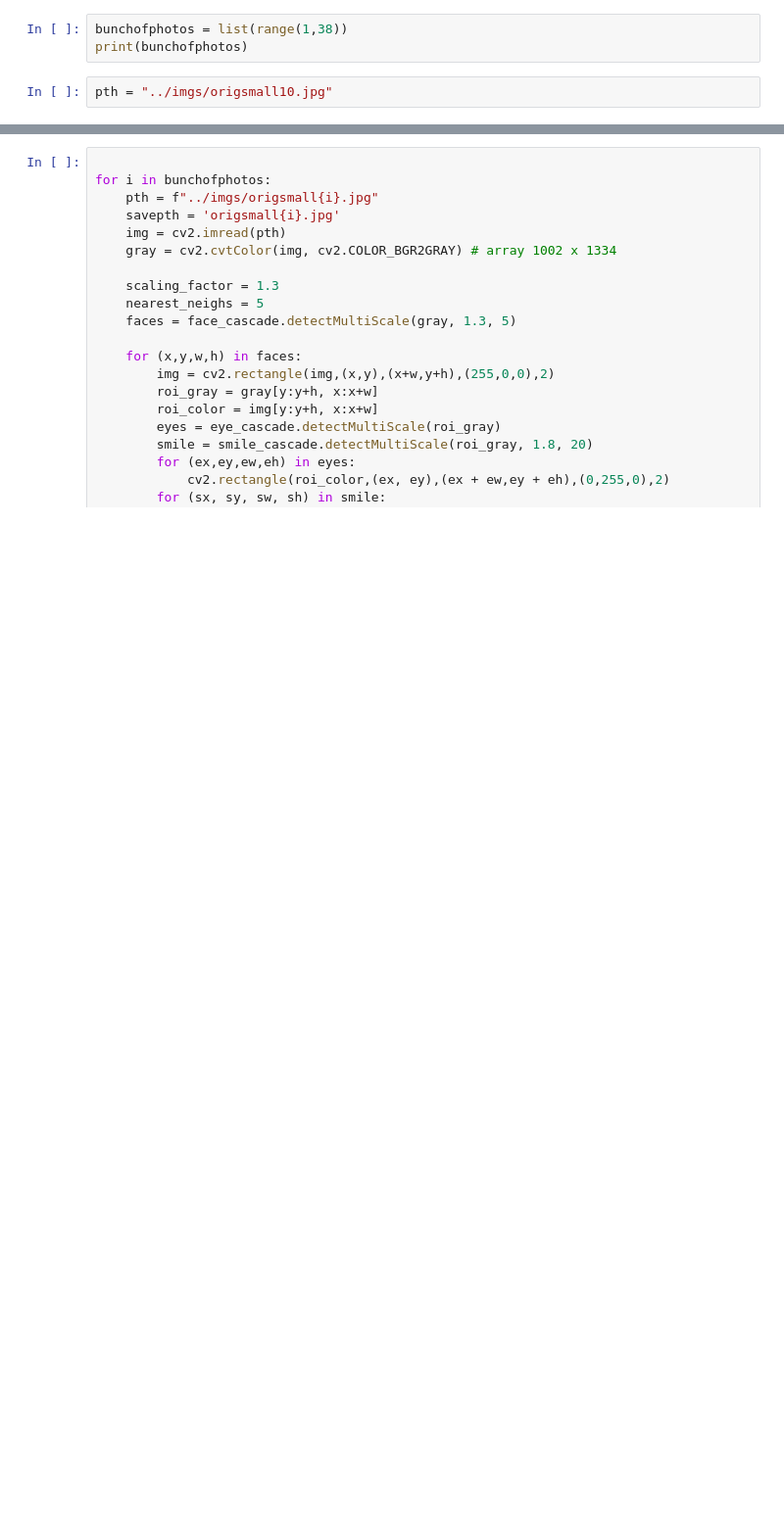
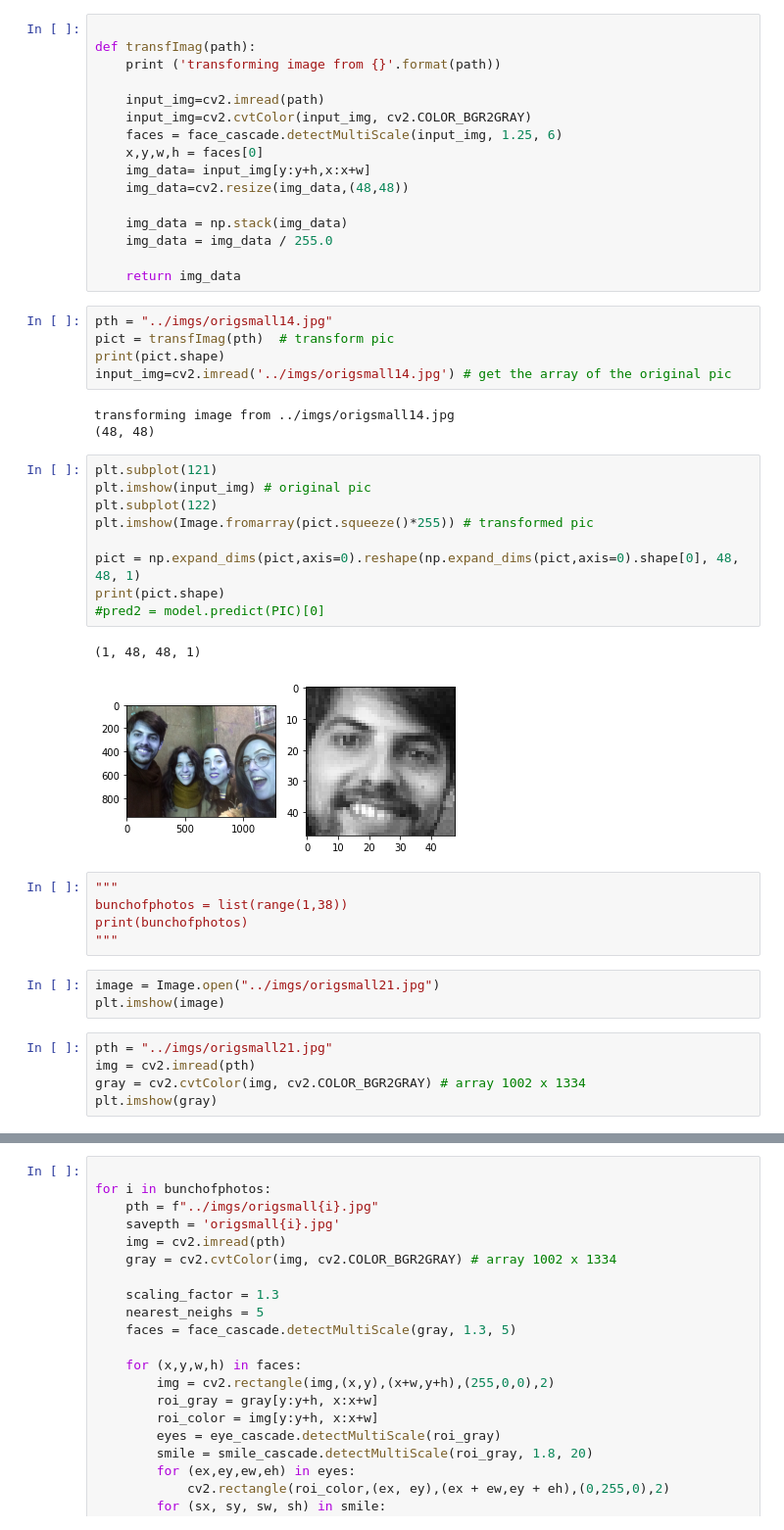
Before and after one commit to CristinaCallejo/AudienceResearch, a Jupyter notebook: notebooks/jn2.ipynb, the cells around one changed output, grey strips where cells are left out. Shown at 98% size. Cells and saved outputs as stored; diff of their text form; blank space fills up the shorter version.

```diff
--- a/notebooks/jn2.ipynb
+++ b/notebooks/jn2.ipynb
@@ -31,5 +60,49 @@ haarcascade_frontalface_default (1).xml haarcascade_eye (1).xml haarcascade_smil
+# %%
+
+def transfImag(path):
+    print ('transforming image from {}'.format(path))
+
+    input_img=cv2.imread(path)
+    input_img=cv2.cvtColor(input_img, cv2.COLOR_BGR2GRAY)
+    faces = face_cascade.detectMultiScale(input_img, 1.25, 6)
+    x,y,w,h = faces[0]
+    img_data= input_img[y:y+h,x:x+w]
+    img_data=cv2.resize(img_data,(48,48))
+
+    img_data = np.stack(img_data)
+    img_data = img_data / 255.0
+
+    return img_data
+# %%
+pth = "../imgs/origsmall14.jpg"
+pict = transfImag(pth)  # transform pic
+print(pict.shape)
+input_img=cv2.imread('../imgs/origsmall14.jpg') # get the array of the original pic
+# %% [output]
+transforming image from ../imgs/origsmall14.jpg
+(48, 48)
+# %%
+plt.subplot(121)
+plt.imshow(input_img) # original pic
+plt.subplot(122)
+plt.imshow(Image.fromarray(pict.squeeze()*255)) # transformed pic
+
+pict = np.expand_dims(pict,axis=0).reshape(np.expand_dims(pict,axis=0).shape[0], 48, 48, 1)
+print(pict.shape)
+#pred2 = model.predict(PIC)[0]
+# %% [output]
+(1, 48, 48, 1)
+[figure, added]
 # %%
+"""
 bunchofphotos = list(range(1,38))
 print(bunchofphotos)
+"""
-# %%
-pth = "../imgs/origsmall10.jpg"
+# %%
+image = Image.open("../imgs/origsmall21.jpg")
+plt.imshow(image)
+# %%
+pth = "../imgs/origsmall21.jpg"
+img = cv2.imread(pth)
+gray = cv2.cvtColor(img, cv2.COLOR_BGR2GRAY) # array 1002 x 1334
+plt.imshow(gray)
```
Also changed, not shown: parts of 14 cells of this notebook, 13 other files.
